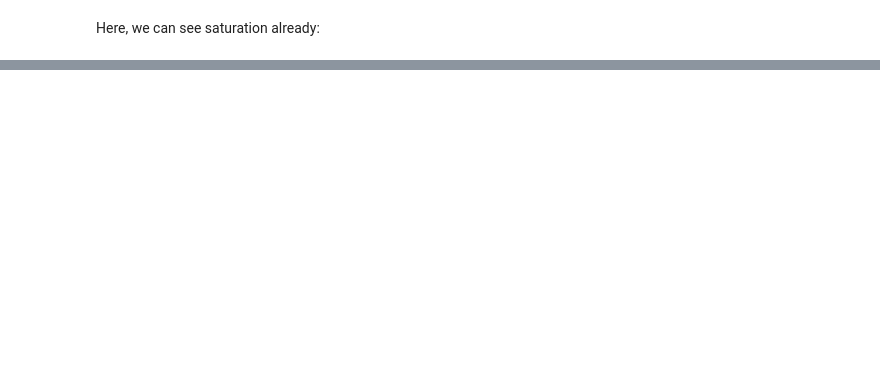
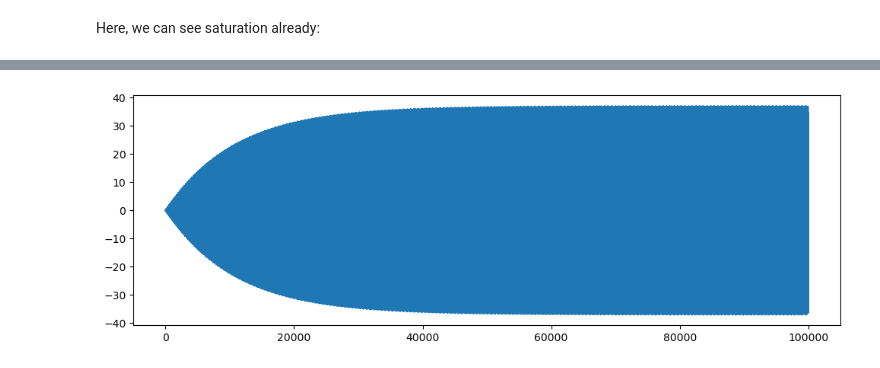
Before and after one commit to gsteele13/JPA-Harmonic-Balance, a Jupyter notebook: brute_force_ode_integration/JPA numerical integration.ipynb, the cells around one changed output, grey strips where cells are left out. Drawn from its saved outputs; the diff is of its cells as text; code cells hidden in the pictures; blank space fills up the shorter version.

```diff
--- a/brute_force_ode_integration/JPA numerical integration.ipynb
+++ b/brute_force_ode_integration/JPA numerical integration.ipynb
@@ -124,0 +147,12 @@ We also see the appearance of a second idler sideband at higher frequencies due
+# %%
+T = 100000
+gam = 0.01
+eps = 0.0197
+F = 0.01
+alpha = 0
+N = 10000
+ws = 1
+wp = 2
+t1,x1 = solve_and_plot()
+# %% [output]
+[figure, added]
```
Also changed, not shown: parts of 22 cells of this notebook, 1 other file.
